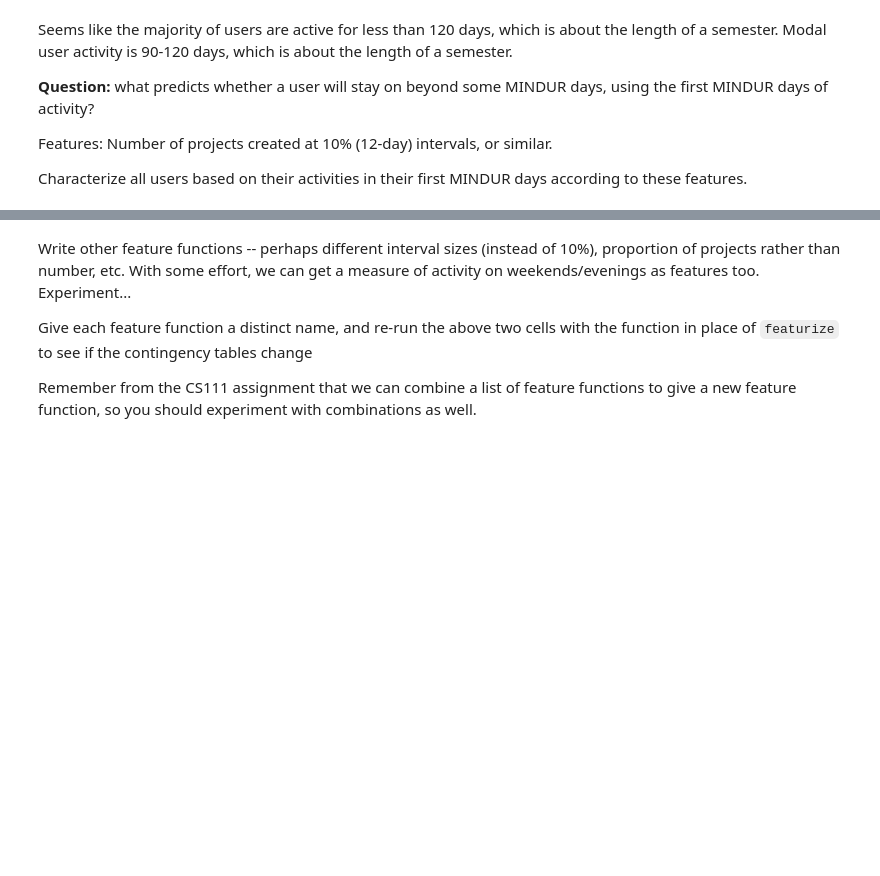
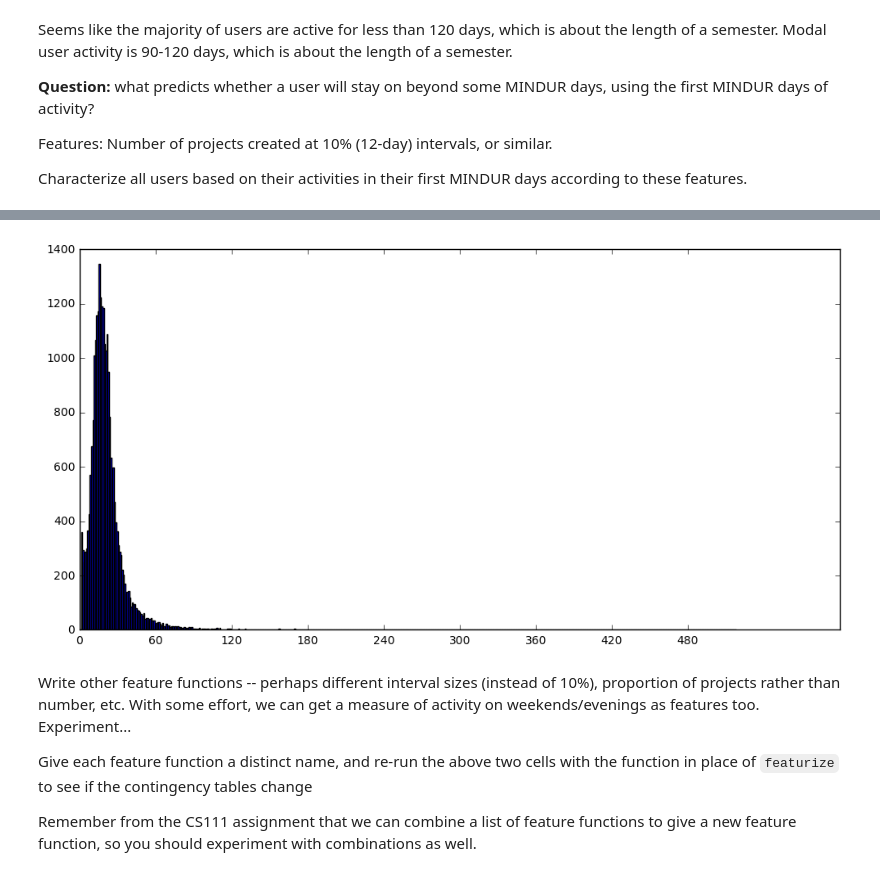
Before and after one commit to sravanareddy/appinventor, a Jupyter notebook: UserRetention.ipynb, the cells around one changed output, grey strips where cells are left out. Cells and saved outputs as stored; diff of their text form; code cells hidden in the pictures; blank space fills up the shorter version.

```diff
--- a/UserRetention.ipynb
+++ b/UserRetention.ipynb
@@ -144,0 +145,19 @@ plt.show()
+# %%
+
+import time
+#timedelta
+#make time
+
+def getProjectsMINDUR(user):
+
+    #but it doesn't work...
+    earliest = int(user[0][0]) #tested that first project is earliest
+    latest = (MINDUR * 86400) + earliest
+    print "latest " + str(latest)
+    project_list = []
+
+    for project in user:
+        #print str(project[0]) + " ? " + str(latest)
+        if latest - int(project[0]) > 0:
+            project_list.append(project)
+    return project_list
@@ -144,0 +200,8 @@ plt.show()
+# %%
+keys = old_data.keys()
+length_list = []
+i=0
+for user in keys:
+    if i < 20:
+        i+=1
+        print getProjectsMINDUR(old_data[user])
@@ -154,12 +235,16 @@ def percentProjects(user, percent):
             project_matches += 1
     return project_matches
 # %%
-# for i, user in enumerate(old_data.keys()):
-#     old_user_activity_length[i] = percentProjects(old_data[user], 10)
+keys = old_data.keys()
+length_list = []
+for user in keys:
+    length_list.append(percentProjects(old_data[user],50))
 
-# plt.hist(old_user_activity_length, bins=range(0, 100, 15))
-# plt.xticks(range(0, int(max(old_user_activity_length))+1, 100))
-# plt.show()
+plt.hist(length_list, bins=range(0, int(max(length_list)+1)))
+plt.xticks(range(0, int(max(length_list))+1, 60))
+plt.show()
+# %% [output]
+[figure, added]
 # %%
 def numberOfProjects(user):
     return len(user)
```
Also changed, not shown: parts of 15 cells of this notebook.
